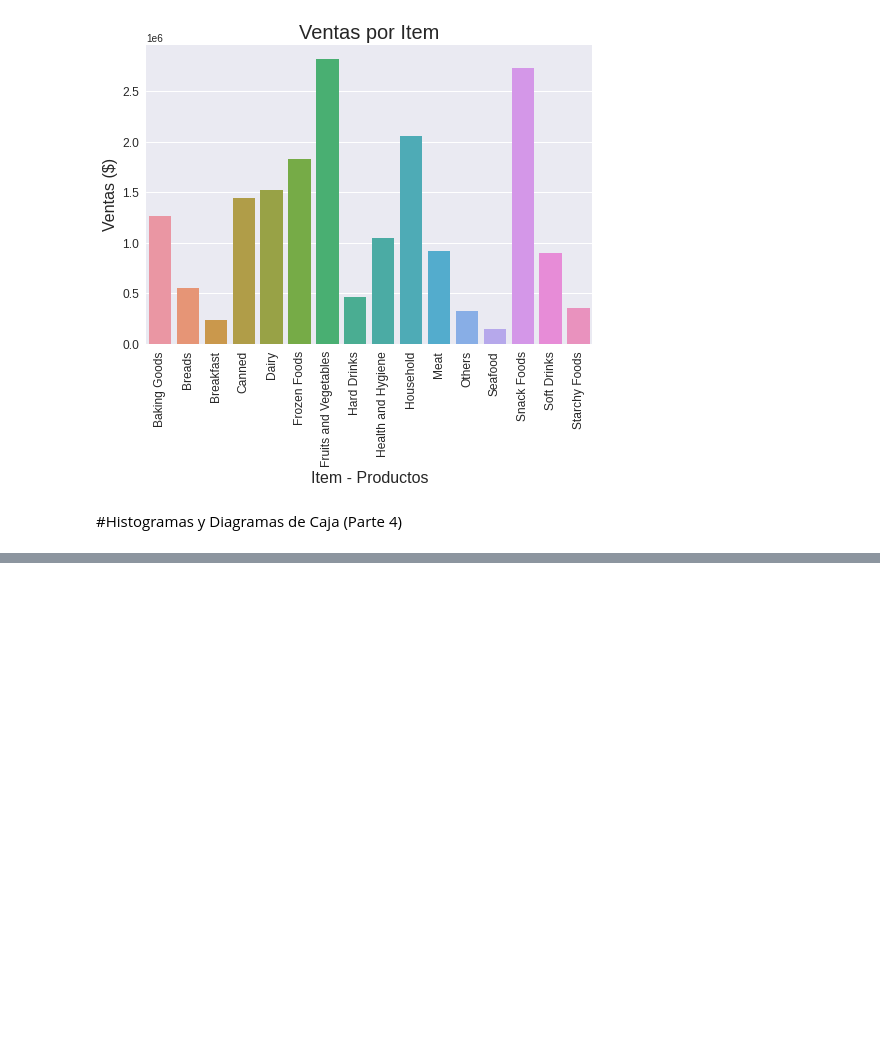
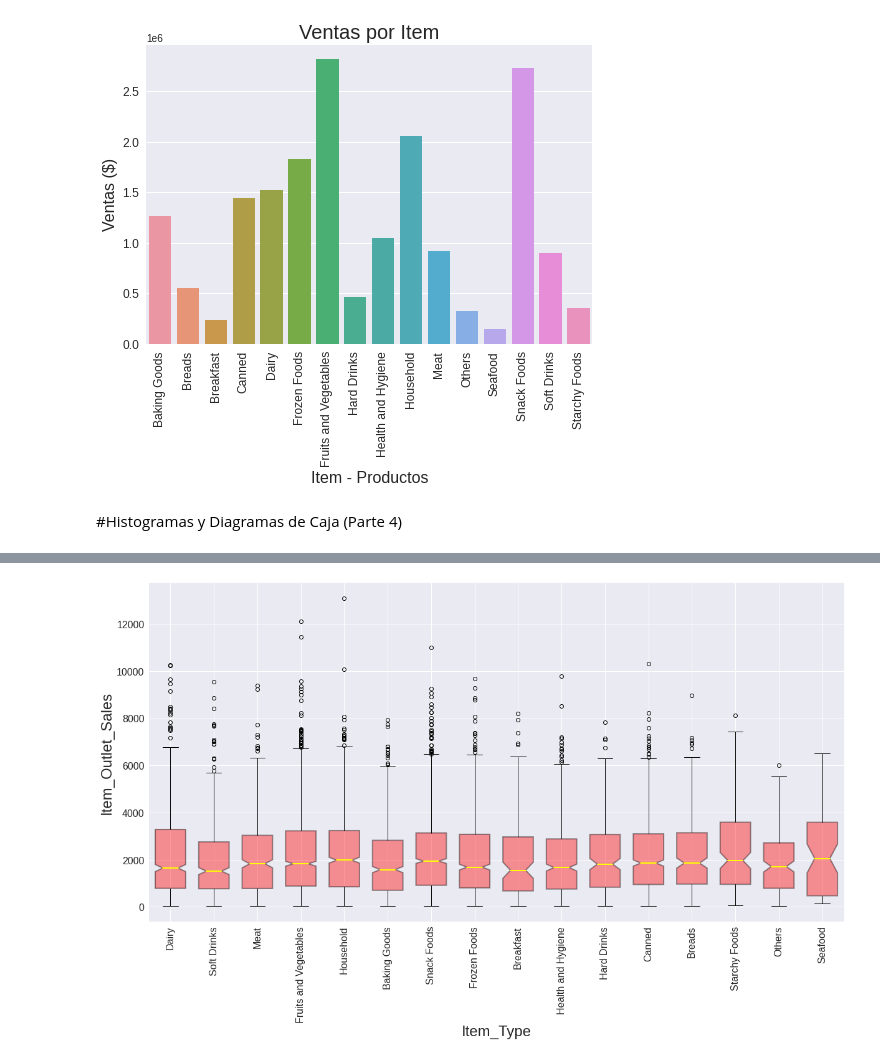
Before and after one commit to JGuarnizo/Sales-Predictions, a Jupyter notebook: Cleaning_Data.ipynb, the cells around one changed output, grey strips where cells are left out. Cells and saved outputs as stored; diff of their text form; code cells hidden in the pictures; blank space fills up the shorter version.

```diff
--- a/Cleaning_Data.ipynb
+++ b/Cleaning_Data.ipynb
@@ -541,0 +605,35 @@ plt.title('Peso por items', fontsize=20);
+# %%
+#Diagrama de caja
+#Muestra la distribución de todas las ventas según las categorías de producto.
+tipos_item=df_final['Item_Type'].unique()
+fig, axes = plt.subplots(nrows = 1, ncols = 1, figsize = (20,10));
+axes.boxplot([df_final.loc[df_final.Item_Type==tipos_item[0],'Item_Outlet_Sales']
+              ,df_final.loc[df_final.Item_Type==tipos_item[1],'Item_Outlet_Sales']
+              ,df_final.loc[df_final.Item_Type==tipos_item[2],'Item_Outlet_Sales']
+              ,df_final.loc[df_final.Item_Type==tipos_item[3],'Item_Outlet_Sales']
+              ,df_final.loc[df_final.Item_Type==tipos_item[4],'Item_Outlet_Sales']
+              ,df_final.loc[df_final.Item_Type==tipos_item[5],'Item_Outlet_Sales']
+              ,df_final.loc[df_final.Item_Type==tipos_item[6],'Item_Outlet_Sales']
+              ,df_final.loc[df_final.Item_Type==tipos_item[7],'Item_Outlet_Sales']
+              ,df_final.loc[df_final.Item_Type==tipos_item[8],'Item_Outlet_Sales']
+              ,df_final.loc[df_final.Item_Type==tipos_item[9],'Item_Outlet_Sales']
+              ,df_final.loc[df_final.Item_Type==tipos_item[10],'Item_Outlet_Sales']
+              ,df_final.loc[df_final.Item_Type==tipos_item[11],'Item_Outlet_Sales']
+              ,df_final.loc[df_final.Item_Type==tipos_item[12],'Item_Outlet_Sales']
+              ,df_final.loc[df_final.Item_Type==tipos_item[13],'Item_Outlet_Sales']
+              ,df_final.loc[df_final.Item_Type==tipos_item[14],'Item_Outlet_Sales']
+              ,df_final.loc[df_final.Item_Type==tipos_item[15],'Item_Outlet_Sales']
+              ],
+           labels=tipos_item,
+           notch = True,
+           widths = .7,
+           patch_artist=True,
+           medianprops = dict(linestyle='-', linewidth=2, color='Yellow'),
+           boxprops = dict(linestyle='--', linewidth=2, color='Black', facecolor = 'red', alpha = .4)
+          );
+plt.xticks(fontsize = 16, rotation=90 )
+plt.yticks(fontsize = 16)
+plt.xlabel('Item_Type', fontsize=24)
+plt.ylabel('Item_Outlet_Sales', fontsize=24);
+# %% [output]
+[figure, added]
```
Also changed, not shown: parts of 4 cells of this notebook.
